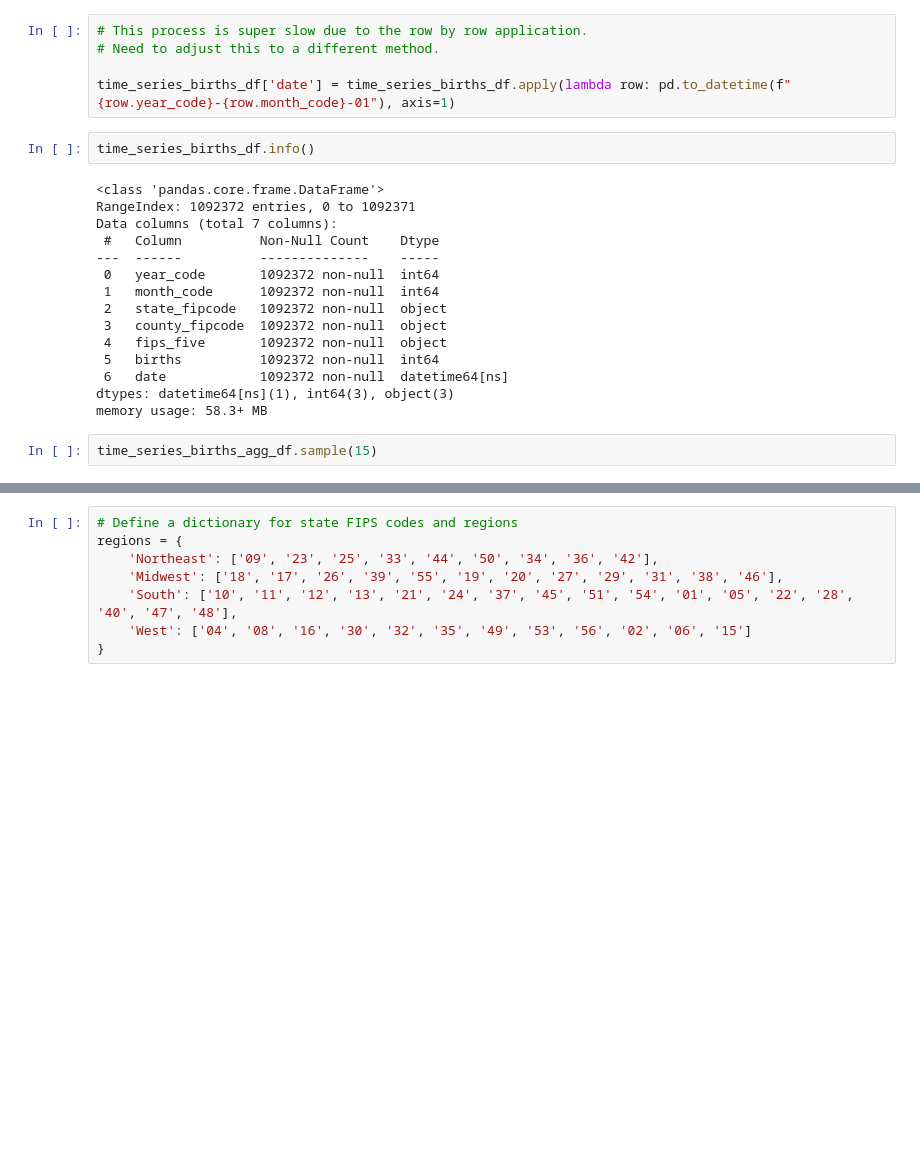
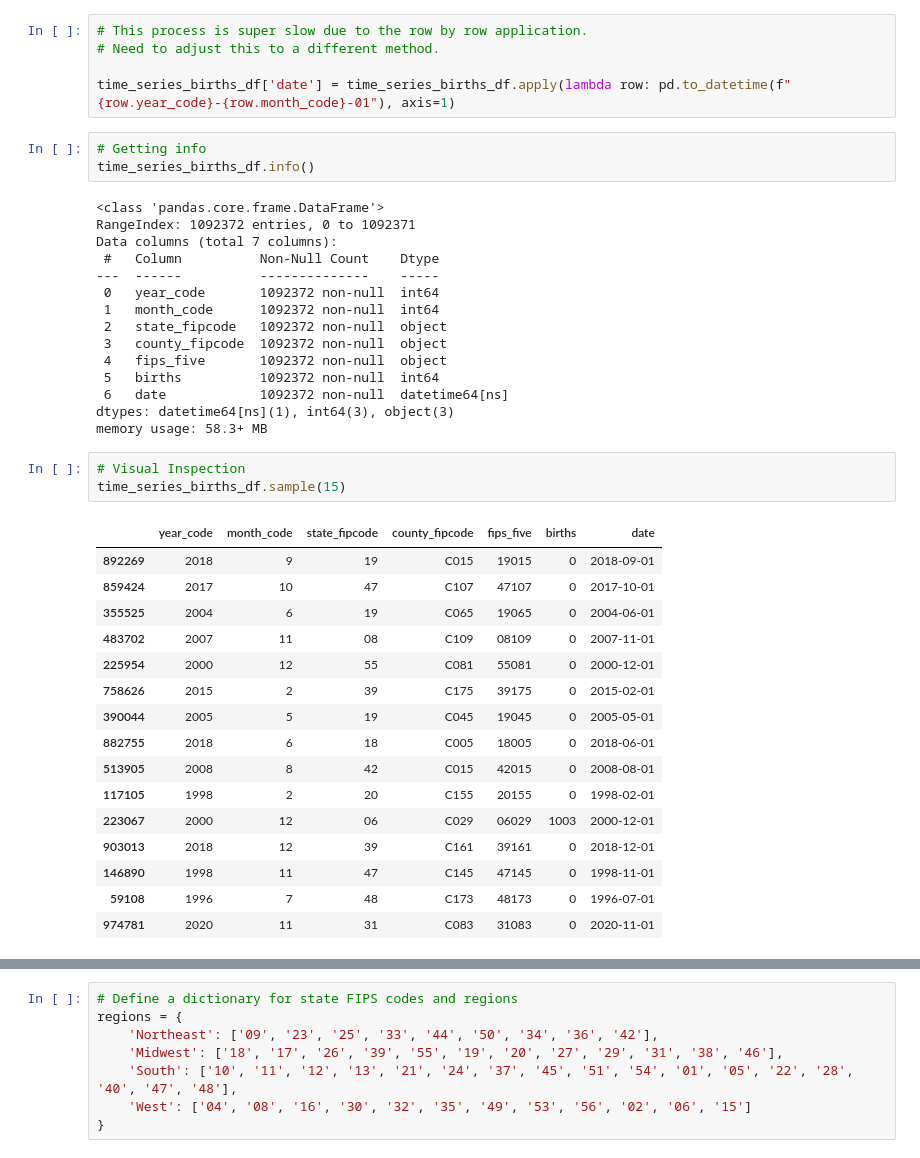
Before and after one commit to Caprikey/WGU_D497_Project_1, a Jupyter notebook: notebooks/data_analysis_main.ipynb, the cells around one changed output, grey strips where cells are left out. Drawn from its saved outputs; the diff is of its cells as text; blank space fills up the shorter version.

```diff
--- a/notebooks/data_analysis_main.ipynb
+++ b/notebooks/data_analysis_main.ipynb
@@ -504,6 +504,7 @@ time_series_births_df.sample(15)
 
 time_series_births_df['date'] = time_series_births_df.apply(lambda row: pd.to_datetime(f"{row.year_code}-{row.month_code}-01"), axis=1)
 # %%
+# Getting info
 time_series_births_df.info()
 # %% [output]
 <class 'pandas.core.frame.DataFrame'>
@@ -521,5 +522,23 @@ Data columns (total 7 columns):
 dtypes: datetime64[ns](1), int64(3), object(3)
 memory usage: 58.3+ MB
 # %%
-time_series_births_agg_df.sample(15)
+# Visual Inspection
+time_series_births_df.sample(15)
+# %% [output]
+|  | year_code | month_code | state_fipcode | county_fipcode | fips_five | births | date |
+| 892269 | 2018 | 9 | 19 | C015 | 19015 | 0 | 2018-09-01 |
+| 859424 | 2017 | 10 | 47 | C107 | 47107 | 0 | 2017-10-01 |
+| 355525 | 2004 | 6 | 19 | C065 | 19065 | 0 | 2004-06-01 |
+| 483702 | 2007 | 11 | 08 | C109 | 08109 | 0 | 2007-11-01 |
+| 225954 | 2000 | 12 | 55 | C081 | 55081 | 0 | 2000-12-01 |
+| 758626 | 2015 | 2 | 39 | C175 | 39175 | 0 | 2015-02-01 |
+| 390044 | 2005 | 5 | 19 | C045 | 19045 | 0 | 2005-05-01 |
+| 882755 | 2018 | 6 | 18 | C005 | 18005 | 0 | 2018-06-01 |
+| 513905 | 2008 | 8 | 42 | C015 | 42015 | 0 | 2008-08-01 |
+| 117105 | 1998 | 2 | 20 | C155 | 20155 | 0 | 1998-02-01 |
+| 223067 | 2000 | 12 | 06 | C029 | 06029 | 1003 | 2000-12-01 |
+| 903013 | 2018 | 12 | 39 | C161 | 39161 | 0 | 2018-12-01 |
+| 146890 | 1998 | 11 | 47 | C145 | 47145 | 0 | 1998-11-01 |
+| 59108 | 1996 | 7 | 48 | C173 | 48173 | 0 | 1996-07-01 |
+| 974781 | 2020 | 11 | 31 | C083 | 31083 | 0 | 2020-11-01 |
 # %%
```
Also changed, not shown: parts of 23 cells of this notebook, 3 other files.
